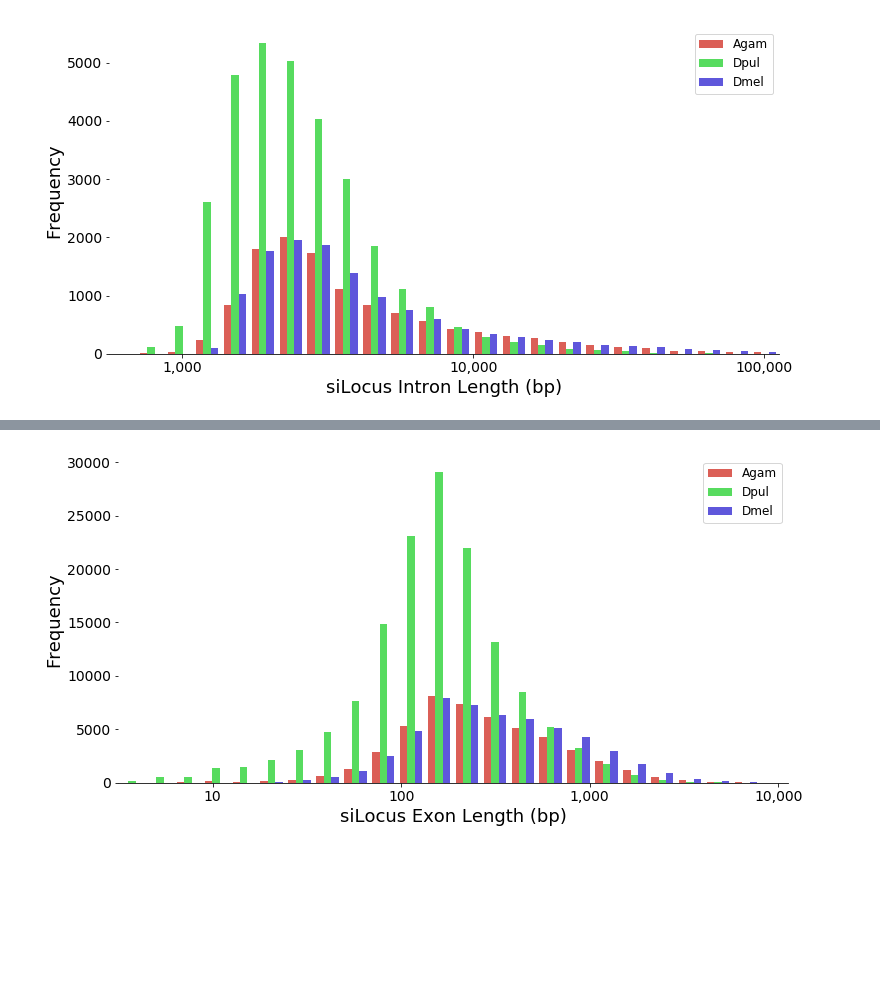
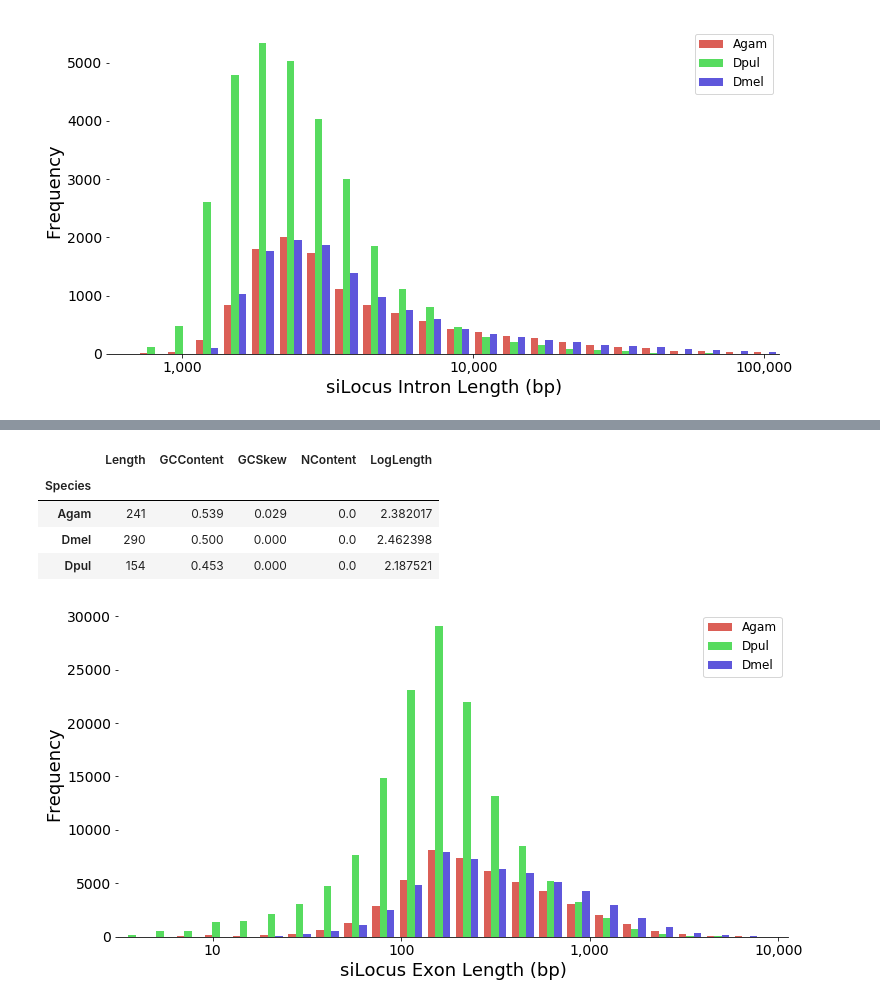
Before and after one commit to BrendelGroup/IntervalLoci, a Jupyter notebook: 03-b-daphnia.ipynb, the cells around one changed output, grey strips where cells are left out. Saved outputs shown, nothing was run; the diff lists cells and outputs as text; code cells hidden in the pictures; blank space fills up the shorter version.

```diff
--- a/03-b-daphnia.ipynb
+++ b/03-b-daphnia.ipynb
@@ -188,3 +196,11 @@ exons.head()
+# %%
+exons.groupby(['Species']).median()
+# %% [output]
+|  | Length | GCContent | GCSkew | NContent | LogLength |
+| Species |  |  |  |  |  |
+| Agam | 241 | 0.539 | 0.029 | 0.0 | 2.382017 |
+| Dmel | 290 | 0.500 | 0.000 | 0.0 | 2.462398 |
+| Dpul | 154 | 0.453 | 0.000 | 0.0 | 2.187521 |
 # %%
 seaborn.set_context({"figure.figsize": (12, 6)})
 specieslist = ['Agam', 'Dpul', 'Dmel']
```
Also changed, not shown: parts of 3 cells of this notebook.
